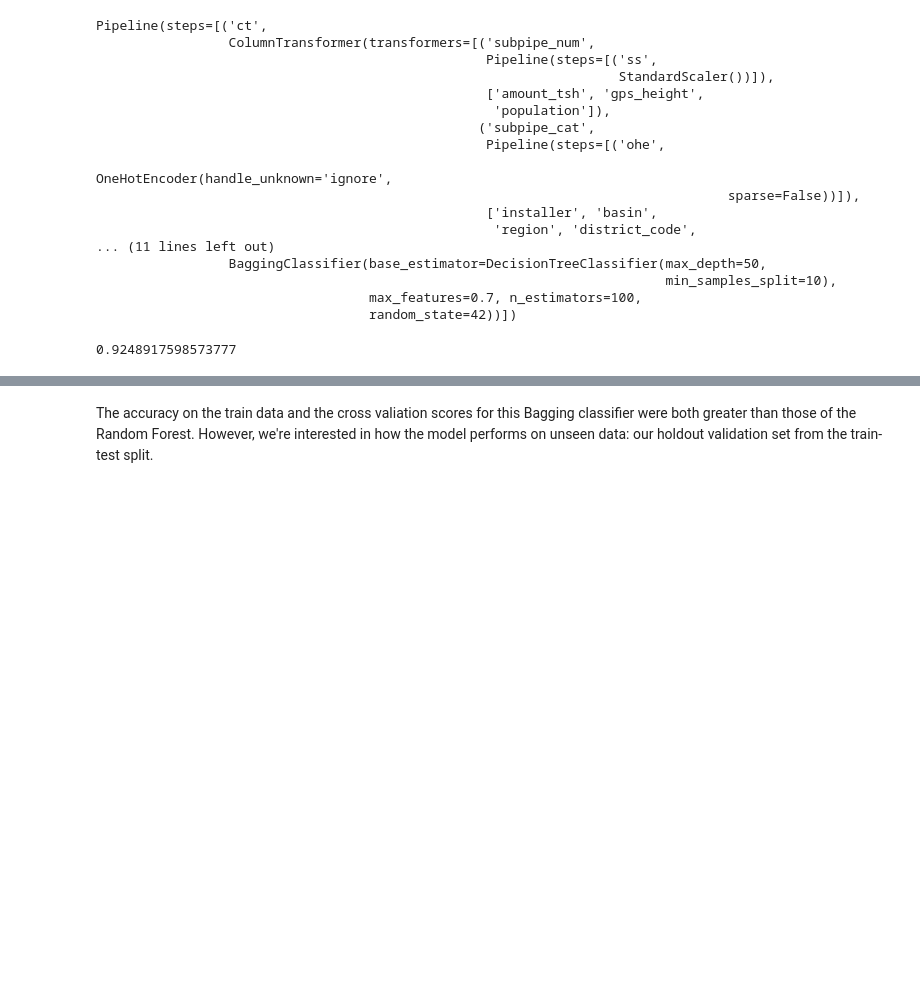
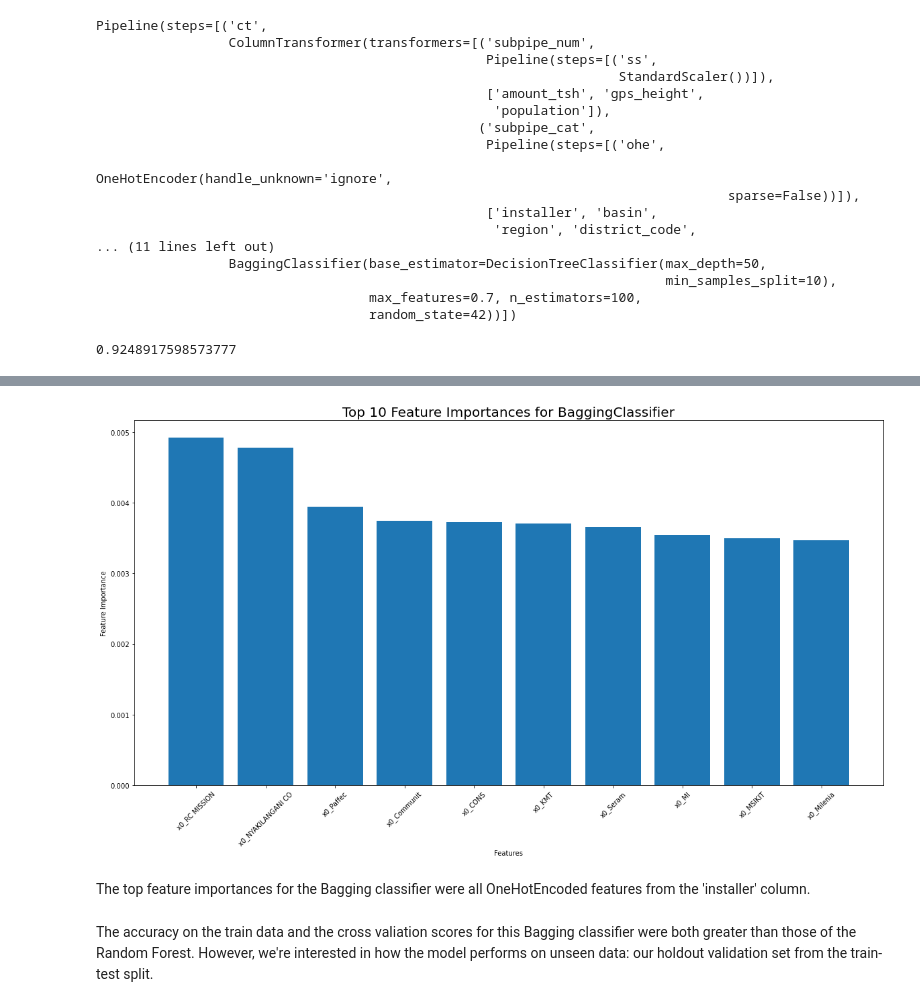
Before and after one commit to yuhkulele/Tanzanian-Water-Well-Status-Classification, a Jupyter notebook: main_notebook.ipynb, the cells around one changed output, grey strips where cells are left out. Cells and saved outputs as stored; diff of their text form; code cells hidden in the pictures; blank space fills up the shorter version.

```diff
--- a/main_notebook.ipynb
+++ b/main_notebook.ipynb
@@ -418,0 +424,5 @@ bag_dt_pipe.score(X_train, y_train)
+# %%
+bag_importances = np.mean([
+    tree.feature_importances_ for tree in bag_dt_pipe.named_steps['baglogreg'].estimators_
+], axis=0)
+bag_importances
@@ -418,0 +432,8 @@ bag_dt_pipe.score(X_train, y_train)
+# %%
+num_names = bag_dt_pipe.named_steps['ct'].transformers_[0][2]
+ohe_names = bag_dt_pipe.named_steps['ct'].transformers_[1][1].named_steps['ohe'].get_feature_names()
+bool_names = bag_dt_pipe.named_steps['ct'].transformers_[2][2]
+all_names = np.concatenate( (num_names, ohe_names, bool_names) )
+# %%
+feature_importances = {name:score for name, score in zip(all_names, bag_importances)}
+feature_importances
@@ -418,0 +458,3 @@ bag_dt_pipe.score(X_train, y_train)
+# %%
+bagging_importances = top_importance(feature_importances, 10)
+bagging_importances
@@ -419,3 +472,21 @@ bag_dt_pipe.score(X_train, y_train)
+# %%
+#visualizing feature importance values
+fig, ax = plt.subplots(figsize=(20,10))
+
+features = [x[0] for x in bagging_importances]
+importances = [x[1] for x in bagging_importances]
+ax.bar(features, importances)
+
+ax.tick_params(axis='x', labelrotation = 45)
+ax.set_title('Top 10 Feature Importances for BaggingClassifier', fontsize=20)
+ax.set_ylabel('Feature Importance')
+ax.set_xlabel('Features');
+
+#fig.savefig('bagging_importances.png', dpi=300)
+# %% [output]
+[figure, added]
+# %% [markdown]
+The top feature importances for the Bagging classifier were all OneHotEncoded features from the 'installer' column.
 # %% [markdown]
 The accuracy on the train data and the cross valiation scores for this Bagging classifier were both greater than those of the Random Forest. However, we're interested in how the model performs on unseen data: our holdout validation set from the train-test split.
 # %% [markdown]
```
Also changed, not shown: parts of 34 cells of this notebook, 5 other files.
